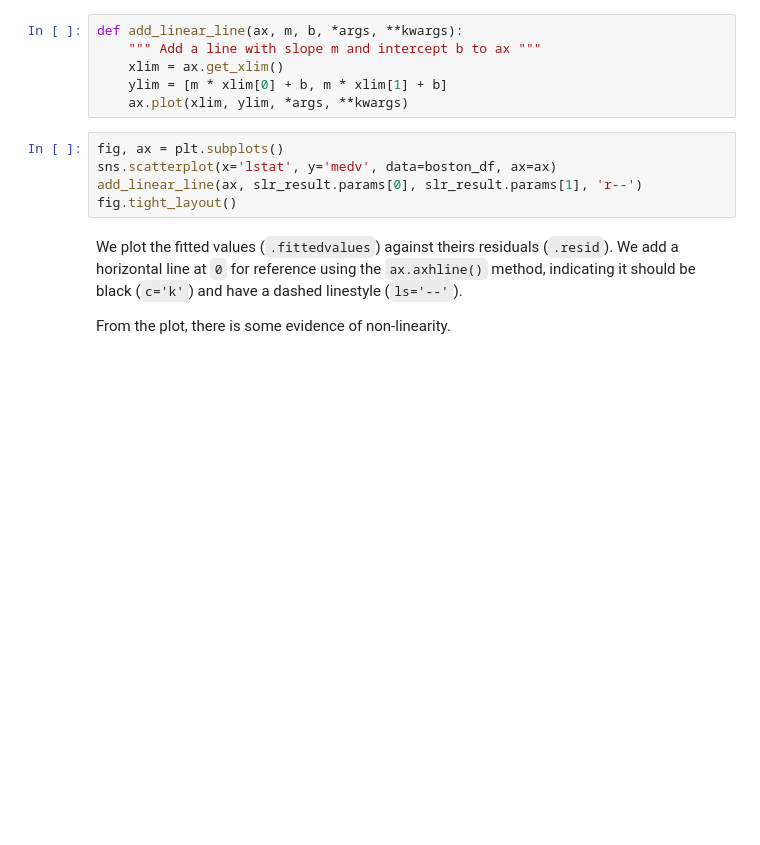
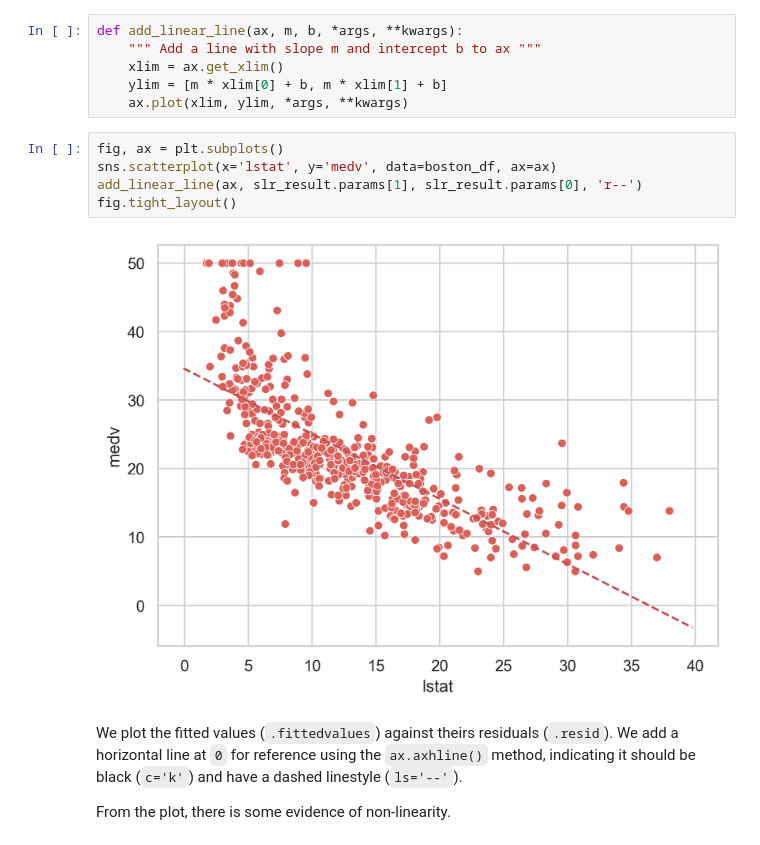
Before and after one commit to Nightwish2710/book-practices, a Jupyter notebook: an-introduction-to-statistical-learning/3-linear-regression.ipynb, the cells around one changed output. Saved outputs shown, nothing was run; the diff lists cells and outputs as text; blank space fills up the shorter version.

```diff
--- a/an-introduction-to-statistical-learning/3-linear-regression.ipynb
+++ b/an-introduction-to-statistical-learning/3-linear-regression.ipynb
@@ -215,8 +297,10 @@ def add_linear_line(ax, m, b, *args, **kwargs):
 # %%
 fig, ax = plt.subplots()
 sns.scatterplot(x='lstat', y='medv', data=boston_df, ax=ax)
-add_linear_line(ax, slr_result.params[0], slr_result.params[1], 'r--')
+add_linear_line(ax, slr_result.params[1], slr_result.params[0], 'r--')
 fig.tight_layout()
+# %% [output]
+[figure, added]
 # %% [markdown]
 We plot the fitted values (`.fittedvalues`) against theirs residuals (`.resid`). We add a horizontal line at `0` for reference using the `ax.axhline()` method, indicating it should be black (`c='k'`) and have a dashed linestyle (`ls='--'`).
 
```
Also changed, not shown: parts of 33 cells of this notebook.
